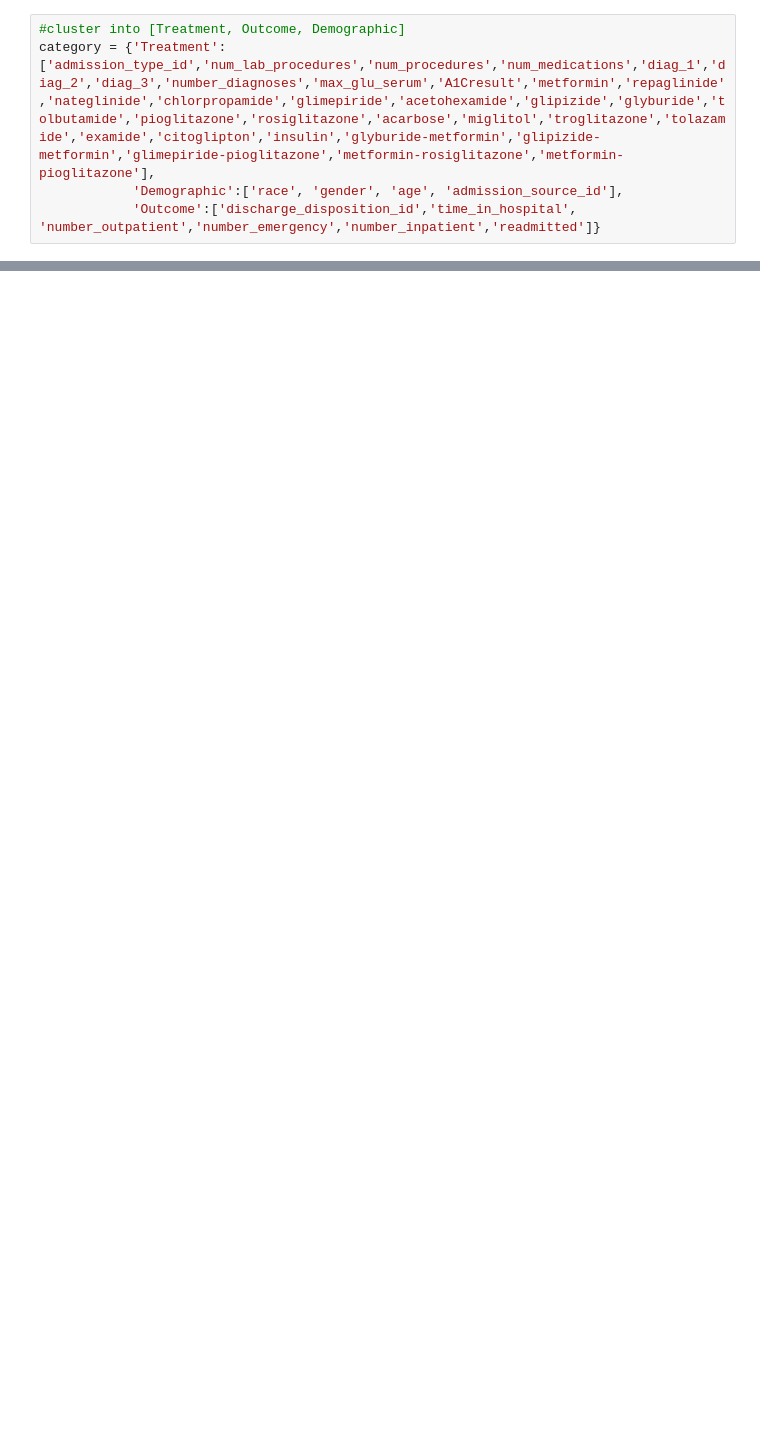
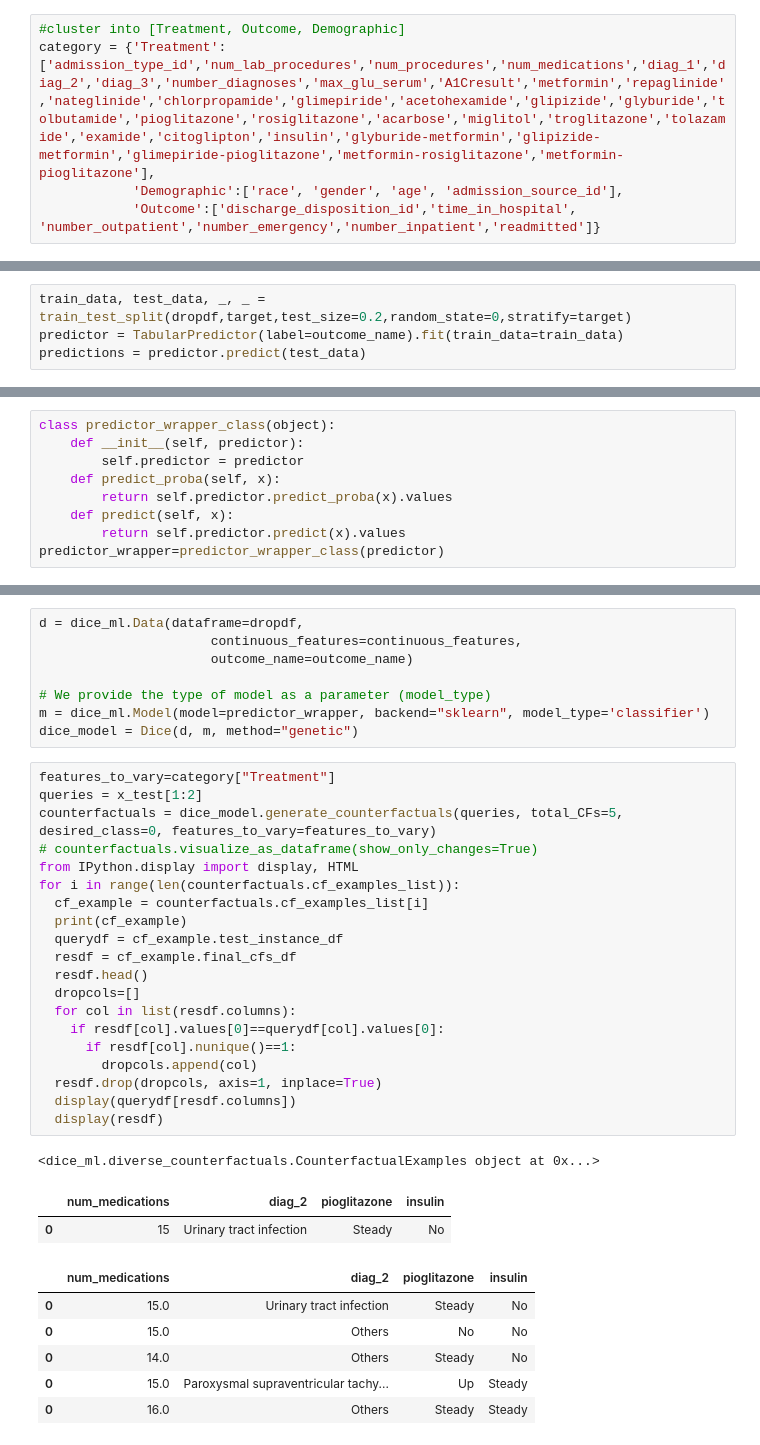
Before and after one commit to zhouchun0105/Citadel-Datathon-2022, a Jupyter notebook: citadel_datathon.ipynb, the cells around one changed output, grey strips where cells are left out. Saved outputs shown, nothing was run; the diff lists cells and outputs as text; blank space fills up the shorter version.

```diff
--- a/citadel_datathon.ipynb
+++ b/citadel_datathon.ipynb
@@ -258,0 +304,4 @@ category = {'Treatment':['admission_type_id','num_lab_procedures','num_procedure
+# %%
+train_data, test_data, _, _ = train_test_split(dropdf,target,test_size=0.2,random_state=0,stratify=target)
+predictor = TabularPredictor(label=outcome_name).fit(train_data=train_data)
+predictions = predictor.predict(test_data)
@@ -258,0 +326,9 @@ category = {'Treatment':['admission_type_id','num_lab_procedures','num_procedure
+# %%
+class predictor_wrapper_class(object):
+    def __init__(self, predictor):
+        self.predictor = predictor
+    def predict_proba(self, x):
+        return self.predictor.predict_proba(x).values
+    def predict(self, x):
+        return self.predictor.predict(x).values
+predictor_wrapper=predictor_wrapper_class(predictor)
@@ -258,0 +363,38 @@ category = {'Treatment':['admission_type_id','num_lab_procedures','num_procedure
+# %%
+d = dice_ml.Data(dataframe=dropdf,
+                      continuous_features=continuous_features,
+                      outcome_name=outcome_name)
+
+# We provide the type of model as a parameter (model_type)
+m = dice_ml.Model(model=predictor_wrapper, backend="sklearn", model_type='classifier')
+dice_model = Dice(d, m, method="genetic")
+# %%
+features_to_vary=category["Treatment"]
+queries = x_test[1:2]
+counterfactuals = dice_model.generate_counterfactuals(queries, total_CFs=5, desired_class=0, features_to_vary=features_to_vary)
+# counterfactuals.visualize_as_dataframe(show_only_changes=True)
+from IPython.display import display, HTML
+for i in range(len(counterfactuals.cf_examples_list)):
+  cf_example = counterfactuals.cf_examples_list[i]
+  print(cf_example)
+  querydf = cf_example.test_instance_df
+  resdf = cf_example.final_cfs_df
+  resdf.head()
+  dropcols=[]
+  for col in list(resdf.columns):
+    if resdf[col].values[0]==querydf[col].values[0]:
+      if resdf[col].nunique()==1:
+        dropcols.append(col)
+  resdf.drop(dropcols, axis=1, inplace=True)
+  display(querydf[resdf.columns])
+  display(resdf)
+# %% [output]
+<dice_ml.diverse_counterfactuals.CounterfactualExamples object at 0x...>
+|  | num_medications | diag_2 | pioglitazone | insulin |
+| 0 | 15 | Urinary tract infection | Steady | No |
+|  | num_medications | diag_2 | pioglitazone | insulin |
+| 0 | 15.0 | Urinary tract infection | Steady | No |
+| 0 | 15.0 | Others | No | No |
+| 0 | 14.0 | Others | Steady | No |
+| 0 | 15.0 | Paroxysmal supraventricular tachy... | Up | Steady |
+| 0 | 16.0 | Others | Steady | Steady |
```
Also changed, not shown: parts of 11 cells of this notebook.
